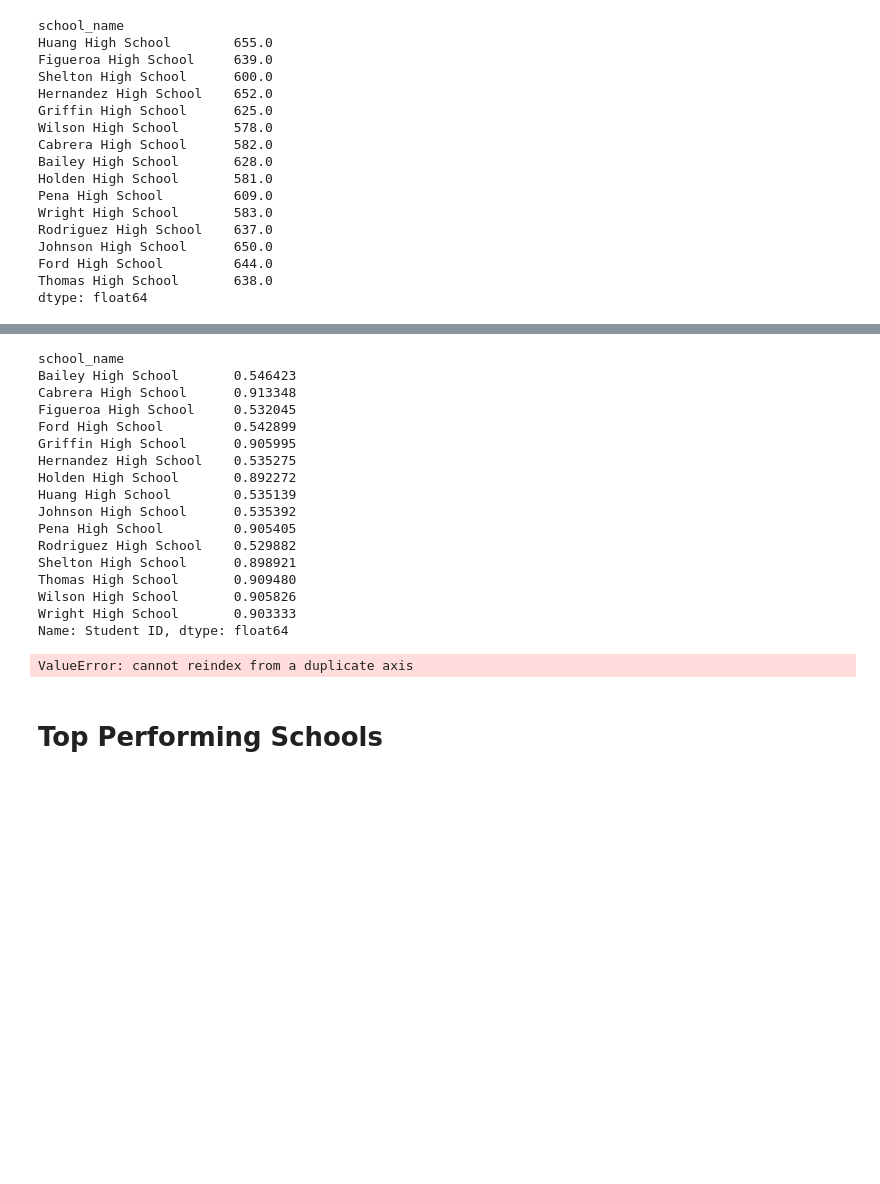
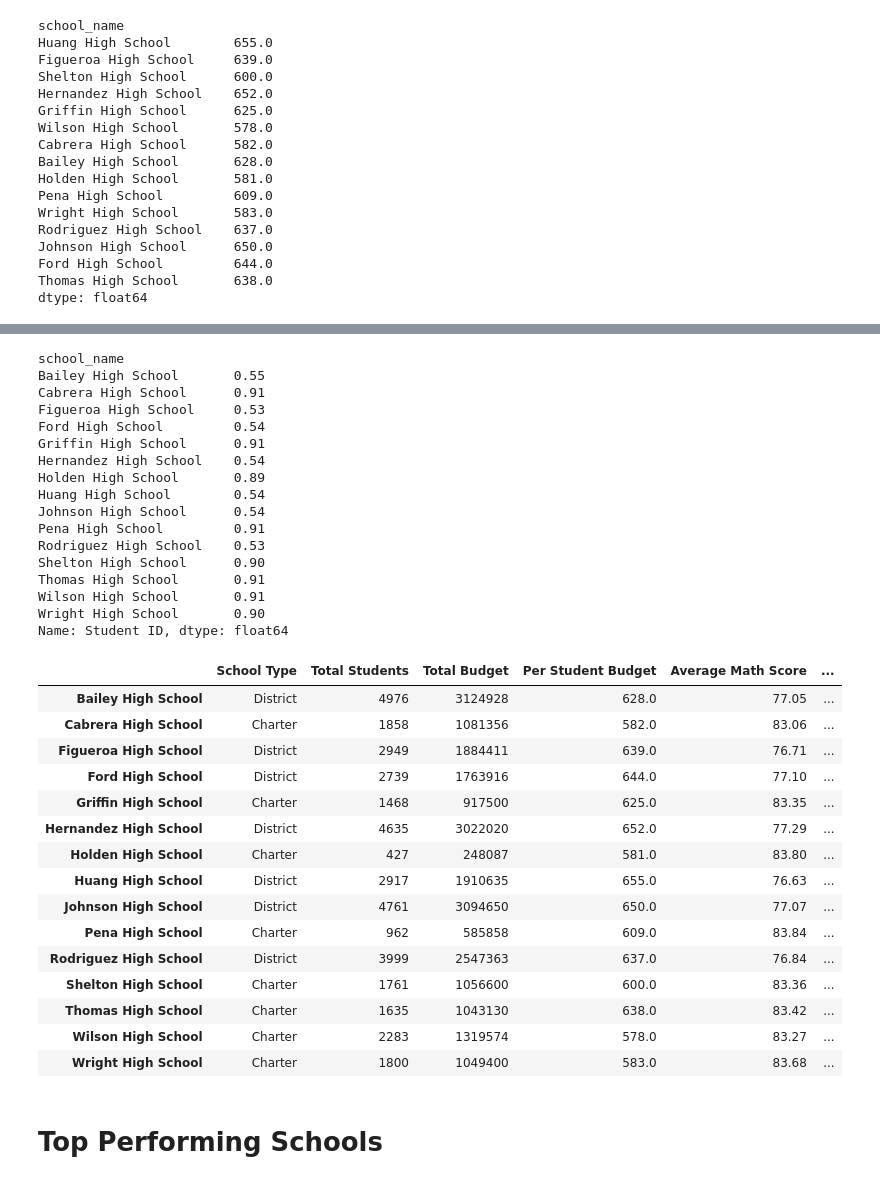
Before and after one commit to josiedeleon/Pandas--Challenge, a Jupyter notebook: PyCitySchools/PyCitySchools_ipynb.ipynb, the cells around one changed output, grey strips where cells are left out. Cells and saved outputs as stored; diff of their text form; code cells hidden in the pictures; blank space fills up the shorter version.

Commit message:
add school summary table

```diff
--- a/PyCitySchools/PyCitySchools_ipynb.ipynb
+++ b/PyCitySchools/PyCitySchools_ipynb.ipynb
@@ -200,7 +204,7 @@ Wright High School       83.682222
 Name: math_score, dtype: float64
 # %%
 #Average Reading Score
-average_reading_score = school_name['reading_score'].mean()
+average_reading_score = round(by_school_name['reading_score'].mean(),2)
 average_reading_score
 # %% [output]
 school_name
@@ -222,7 +226,7 @@ Wright High School       83.955000
 Name: reading_score, dtype: float64
 # %%
 #% Passing Math (The percentage of students that passed math.)
-percent_math_pass = school_student_info[school_student_info['math_score'] >= 70].groupby('school_name')['Student ID'].count()/total_students2
+percent_math_pass = round(school_student_info[school_student_info['math_score'] >= 70].groupby('school_name')['Student ID'].count()/total_students2,2)
 percent_math_pass
 # %% [output]
 school_name
@@ -244,7 +248,7 @@ Wright High School       0.933333
 Name: Student ID, dtype: float64
 # %%
 #% Passing Reading (The percentage of students that passed reading.)
-percent_reading_pass = school_student_info[school_student_info['reading_score'] >= 70].groupby('school_name')['Student ID'].count()/total_students2
+percent_reading_pass = round(school_student_info[school_student_info['reading_score'] >= 70].groupby('school_name')['Student ID'].count()/total_students2,2)
 percent_reading_pass
 # %% [output]
 school_name
@@ -266,41 +270,49 @@ Wright High School       0.966111
 Name: Student ID, dtype: float64
 # %%
 #% Overall Passing (The percentage of students that passed math and reading.)
-overall_passing = school_student_info[(school_student_info['reading_score'] >= 70) & (school_student_info['math_score'] >= 70 )].groupby('school_name')['Student ID'].count()/total_students2
+overall_passing = round(school_student_info[(school_student_info['reading_score'] >= 70) & (school_student_info['math_score'] >= 70 )].groupby('school_name')['Student ID'].count()/total_students2,2)
 overall_passing
 # %% [output]
 school_name
-Bailey High School       0.546423
-Cabrera High School      0.913348
-Figueroa High School     0.532045
-Ford High School         0.542899
-Griffin High School      0.905995
-Hernandez High School    0.535275
-Holden High School       0.892272
-Huang High School        0.535139
-Johnson High School      0.535392
-Pena High School         0.905405
-Rodriguez High School    0.529882
-Shelton High School      0.898921
-Thomas High School       0.909480
-Wilson High School       0.905826
-Wright High School       0.903333
+Bailey High School       0.55
+Cabrera High School      0.91
+Figueroa High School     0.53
+Ford High School         0.54
+Griffin High School      0.91
+Hernandez High School    0.54
+Holden High School       0.89
+Huang High School        0.54
+Johnson High School      0.54
+Pena High School         0.91
+Rodriguez High School    0.53
+Shelton High School      0.90
+Thomas High School       0.91
+Wilson High School       0.91
+Wright High School       0.90
 Name: Student ID, dtype: float64
 # %%
 #Create an overview table that summarizes key metrics about each school
 
-school_summary = pd.DataFrame({ "School Type": school_type2,"Total Students": total_students2,
-    "Total School Budget": total_school_budget,
-    "Per Student Budget": student_budget,
-    "Average Math Score": average_math_score,
-    "Average Reading Score": average_reading_score,
-    '% Passing Math': percent_math_pass,
-    '% Passing Reading': percent_reading_pass,
-    "Overall Passing": overall_passing })
+school_summary = pd.DataFrame({"School Type": school_type2,"Total Students": total_students2, "Total Budget": total_school_budget , "Per Student Budget": student_budget , "Average Math Score": average_math_score, "Average Reading Score": average_reading_score, "% Passing Math": percent_math_pass, "% Passing Reading": percent_reading_pass, "Overall Passing Rate": overall_passing})
 
 school_summary
 # %% [output]
-ValueError: cannot reindex from a duplicate axis
+|  | School Type | Total Students | Total Budget | Per Student Budget | Average Math Score | ... |
+| Bailey High School | District | 4976 | 3124928 | 628.0 | 77.05 | ... |
+| Cabrera High School | Charter | 1858 | 1081356 | 582.0 | 83.06 | ... |
+| Figueroa High School | District | 2949 | 1884411 | 639.0 | 76.71 | ... |
+| Ford High School | District | 2739 | 1763916 | 644.0 | 77.10 | ... |
+| Griffin High School | Charter | 1468 | 917500 | 625.0 | 83.35 | ... |
+| Hernandez High School | District | 4635 | 3022020 | 652.0 | 77.29 | ... |
+| Holden High School | Charter | 427 | 248087 | 581.0 | 83.80 | ... |
+| Huang High School | District | 2917 | 1910635 | 655.0 | 76.63 | ... |
+| Johnson High School | District | 4761 | 3094650 | 650.0 | 77.07 | ... |
+| Pena High School | Charter | 962 | 585858 | 609.0 | 83.84 | ... |
+| Rodriguez High School | District | 3999 | 2547363 | 637.0 | 76.84 | ... |
+| Shelton High School | Charter | 1761 | 1056600 | 600.0 | 83.36 | ... |
+| Thomas High School | Charter | 1635 | 1043130 | 638.0 | 83.42 | ... |
+| Wilson High School | Charter | 2283 | 1319574 | 578.0 | 83.27 | ... |
+| Wright High School | Charter | 1800 | 1049400 | 583.0 | 83.68 | ... |
 # %% [markdown]
 # Top Performing Schools
 # %%
```
Also changed, not shown: parts of 7 cells of this notebook.
